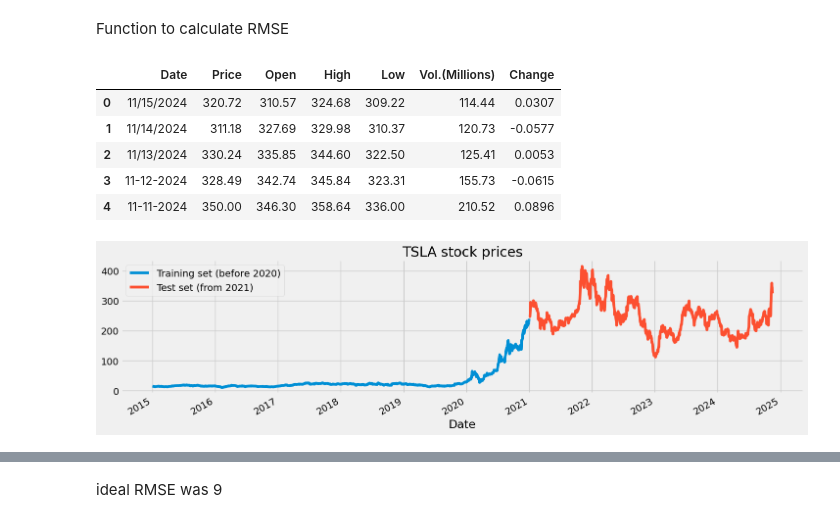
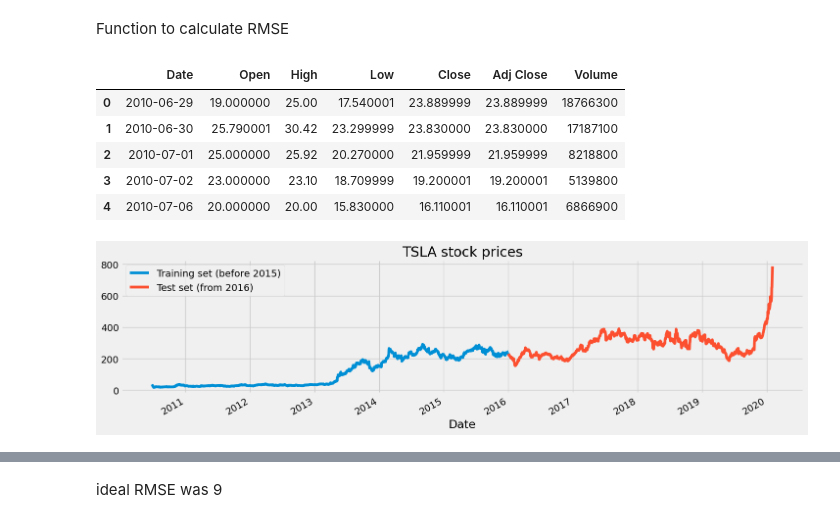
Before and after one commit to Partha-Suresh/XAI-Project, a Jupyter notebook: notebooks/Stock Regression/LSTM model stock price prediction.ipynb, the cells around one changed output, grey strips where cells are left out. Drawn from its saved outputs; the diff is of its cells as text; code cells hidden in the pictures.

Commit message:
Final touches to notebooks before presentation

```diff
--- a/notebooks/Stock Regression/LSTM model stock price prediction.ipynb
+++ b/notebooks/Stock Regression/LSTM model stock price prediction.ipynb
@@ -52,12 +44,17 @@ data = pd.read_csv("../../data/Stock Regression/TSLA Historical Data 2015-2024.c
+# %%
+data = pd.read_csv("C:/Users/parth/OneDrive/Desktop/test TSLA/TSLA.csv")
+
+# train.shape
+# test.shape
 # %%
 data.head(5)
 # %% [output]
-|  | Date | Price | Open | High | Low | Vol.(Millions) | Change |
-| 0 | 11/15/2024 | 320.72 | 310.57 | 324.68 | 309.22 | 114.44 | 0.0307 |
-| 1 | 11/14/2024 | 311.18 | 327.69 | 329.98 | 310.37 | 120.73 | -0.0577 |
-| 2 | 11/13/2024 | 330.24 | 335.85 | 344.60 | 322.50 | 125.41 | 0.0053 |
-| 3 | 11-12-2024 | 328.49 | 342.74 | 345.84 | 323.31 | 155.73 | -0.0615 |
-| 4 | 11-11-2024 | 350.00 | 346.30 | 358.64 | 336.00 | 210.52 | 0.0896 |
+|  | Date | Open | High | Low | Close | Adj Close | Volume |
+| 0 | 2010-06-29 | 19.000000 | 25.00 | 17.540001 | 23.889999 | 23.889999 | 18766300 |
+| 1 | 2010-06-30 | 25.790001 | 30.42 | 23.299999 | 23.830000 | 23.830000 | 17187100 |
+| 2 | 2010-07-01 | 25.000000 | 25.92 | 20.270000 | 21.959999 | 21.959999 | 8218800 |
+| 3 | 2010-07-02 | 23.000000 | 23.10 | 18.709999 | 19.200001 | 19.200001 | 5139800 |
+| 4 | 2010-07-06 | 20.000000 | 20.00 | 15.830000 | 16.110001 | 16.110001 | 6866900 |
 # %%
 data['Date'] = pd.to_datetime(data['Date'],format="mixed")
 # %%
@@ -69,11 +66,11 @@ test = data['2021':].iloc[:,1:2].values
 # %%
-data["High"][:'2020'].plot(figsize=(16,4), legend=True)
-data["High"]["2021":].plot(figsize=(16,4), legend=True)
-plt.legend(["Training set (before 2020)", "Test set (from 2021)"])
+data["High"][:'2015'].plot(figsize=(16,4), legend=True)
+data["High"]["2016":].plot(figsize=(16,4), legend=True)
+plt.legend(["Training set (before 2015)", "Test set (from 2016)"])
 plt.title("TSLA stock prices")
 plt.show()
 # %% [output]
-[figure, old version]
+[figure, new version]
 # %%
 sc = MinMaxScaler(feature_range=(0,1))
 train_scaled = sc.fit_transform(train)
```
Also changed, not shown: parts of 18 cells of this notebook, 3 other files.
